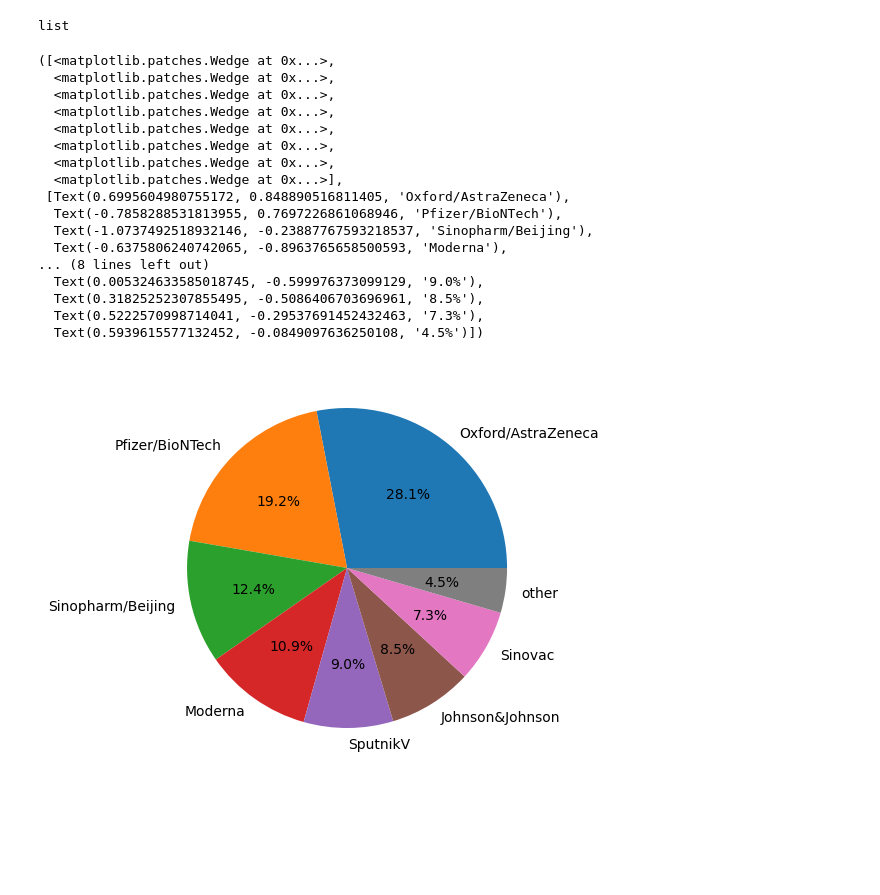
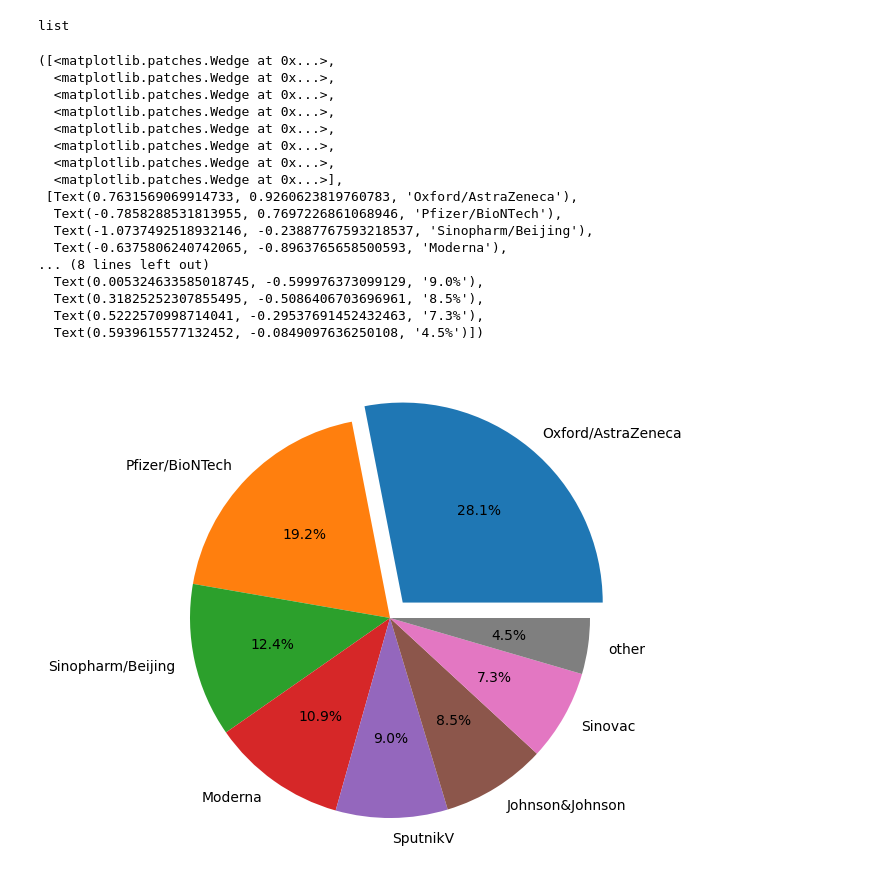
Before and after one commit to SudarickovIlya/DataCleaningProject, a Jupyter notebook: Visualization/Matplotlib.ipynb, the cells around one changed output. Drawn from its saved outputs; the diff is of its cells as text; code cells hidden in the pictures; blank space fills up the shorter version.

```diff
--- a/Visualization/Matplotlib.ipynb
+++ b/Visualization/Matplotlib.ipynb
@@ -80,33 +80,34 @@ for vaccines_list in combination_last:
             vaccines_dict[vaccine] += 1 #увеличивает количество
 #преобразуем словарь в Series
 vaccines = pd.Series(vaccines_dict).sort_values(ascending=False)
 #выделяем ТОП-7 вакцин и добавляем категорию 'other'
 vaccines['other'] = vaccines[7:].sum()
 vaccines = vaccines.sort_values(ascending=False)[:8]
 #строим круговую диаграмму
 fig = plt.figure(figsize=(5, 5))
 axes = fig.add_axes([0, 0, 1, 1])
 axes.pie(
     vaccines,
     labels=vaccines.index,
     autopct='%.1f%%',
-);
+    explode=[0.1, 0, 0, 0, 0, 0, 0, 0]
+)
 # %% [output]
 ([<matplotlib.patches.Wedge at 0x...>,
   <matplotlib.patches.Wedge at 0x...>,
   <matplotlib.patches.Wedge at 0x...>,
   <matplotlib.patches.Wedge at 0x...>,
   <matplotlib.patches.Wedge at 0x...>,
   <matplotlib.patches.Wedge at 0x...>,
   <matplotlib.patches.Wedge at 0x...>,
   <matplotlib.patches.Wedge at 0x...>],
- [Text(0.6995604980755172, 0.848890516811405, 'Oxford/AstraZeneca'),
+ [Text(0.7631569069914733, 0.9260623819760783, 'Oxford/AstraZeneca'),
   Text(-0.7858288531813955, 0.7697226861068946, 'Pfizer/BioNTech'),
   Text(-1.0737492518932146, -0.23887767593218537, 'Sinopharm/Beijing'),
   Text(-0.6375806240742065, -0.8963765658500593, 'Moderna'),
 ... (8 lines left out)
   Text(0.005324633585018745, -0.599976373099129, '9.0%'),
   Text(0.31825252307855495, -0.5086406703696961, '8.5%'),
   Text(0.5222570998714041, -0.29537691452432463, '7.3%'),
   Text(0.5939615577132452, -0.0849097636250108, '4.5%')])
-[figure, old version]
+[figure, new version]
```
Also changed, not shown: parts of 2 cells of this notebook, 2 other files.
